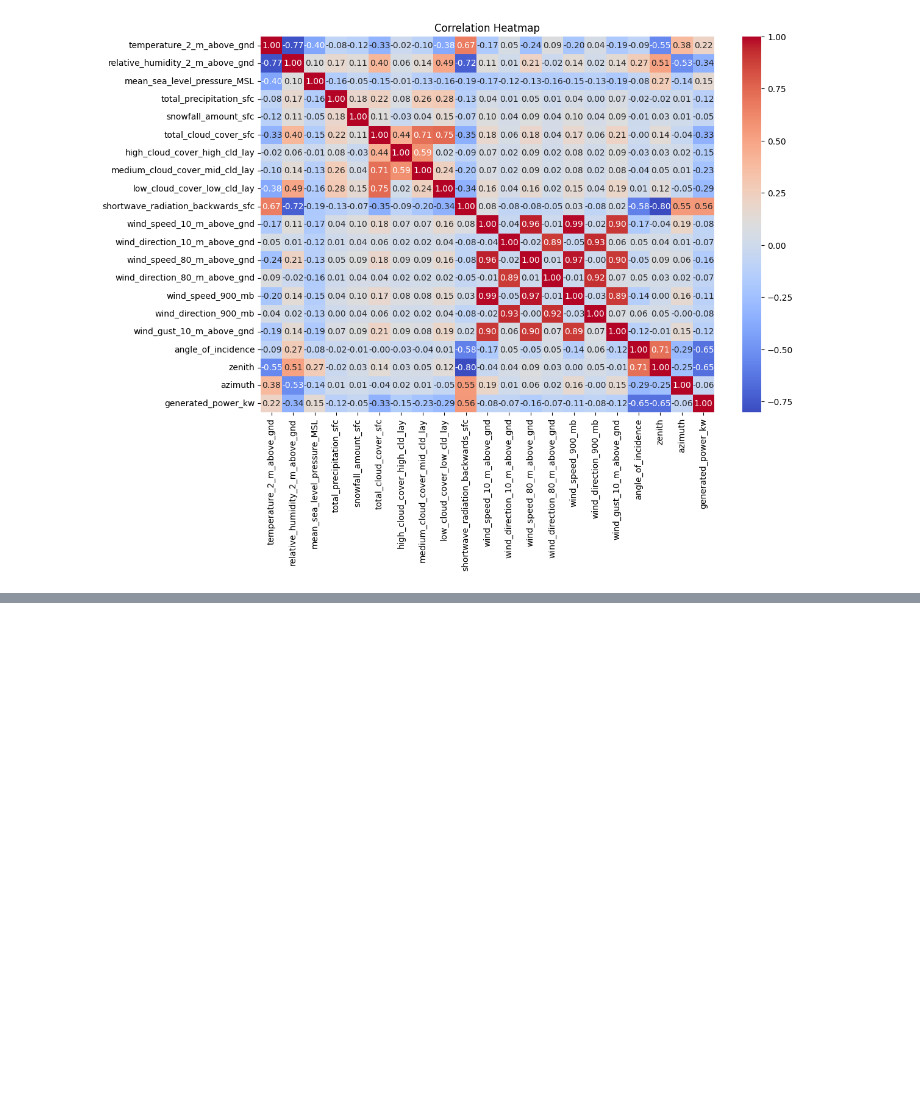
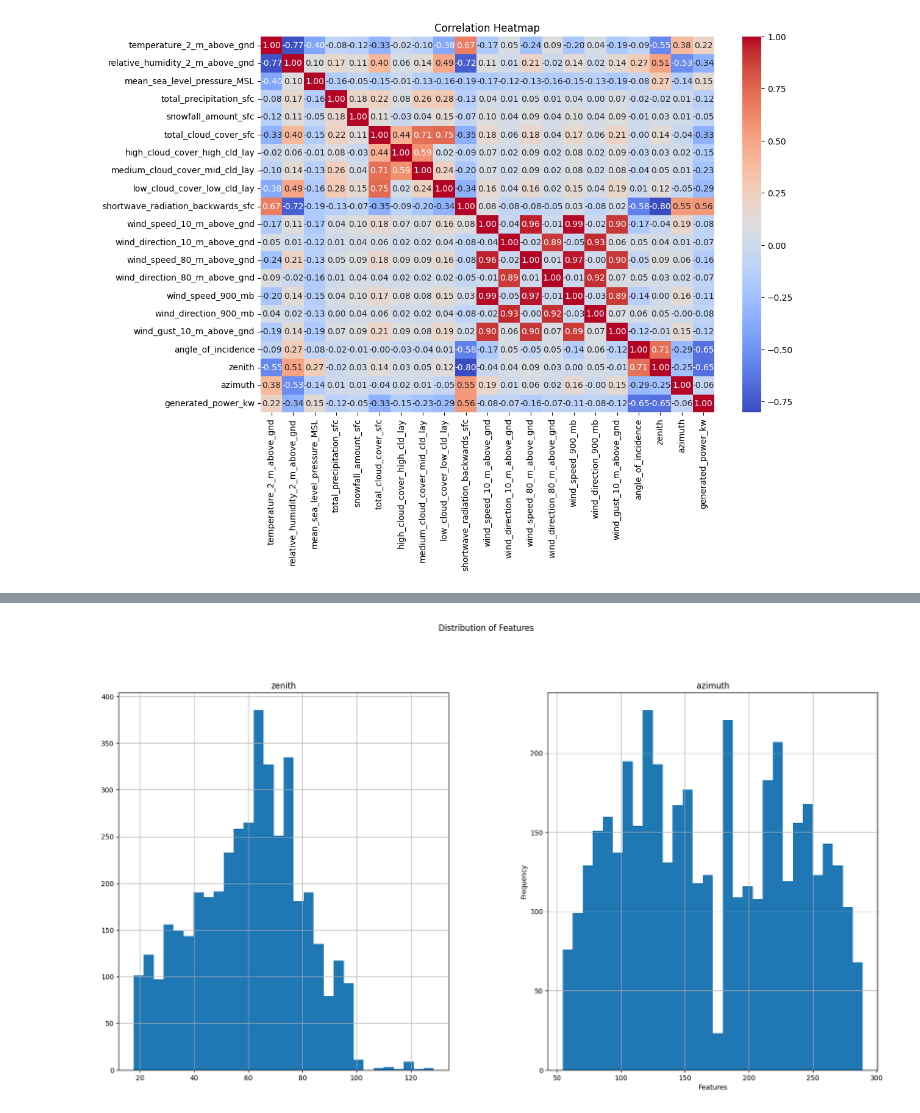
Before and after one commit to Dipan46/Predicting-Solar-Power-Output-using-Linear-Regression, a Jupyter notebook: Predicting Solar Power Output using Linear Regression.ipynb, the cells around one changed output, grey strips where cells are left out. Saved outputs shown, nothing was run; the diff lists cells and outputs as text; code cells hidden in the pictures; blank space fills up the shorter version.

```diff
--- a/Predicting Solar Power Output using Linear Regression.ipynb
+++ b/Predicting Solar Power Output using Linear Regression.ipynb
@@ -125,0 +144,8 @@ plt.show()
+# %%
+data[data.columns[18:20]].hist(figsize=(20, 10), bins=30)
+plt.suptitle('Distribution of Features', y=1.02)
+plt.xlabel("Features")
+plt.ylabel("Frequency")
+plt.show()
+# %% [output]
+[figure, added]
```
Also changed, not shown: parts of 5 cells of this notebook.
